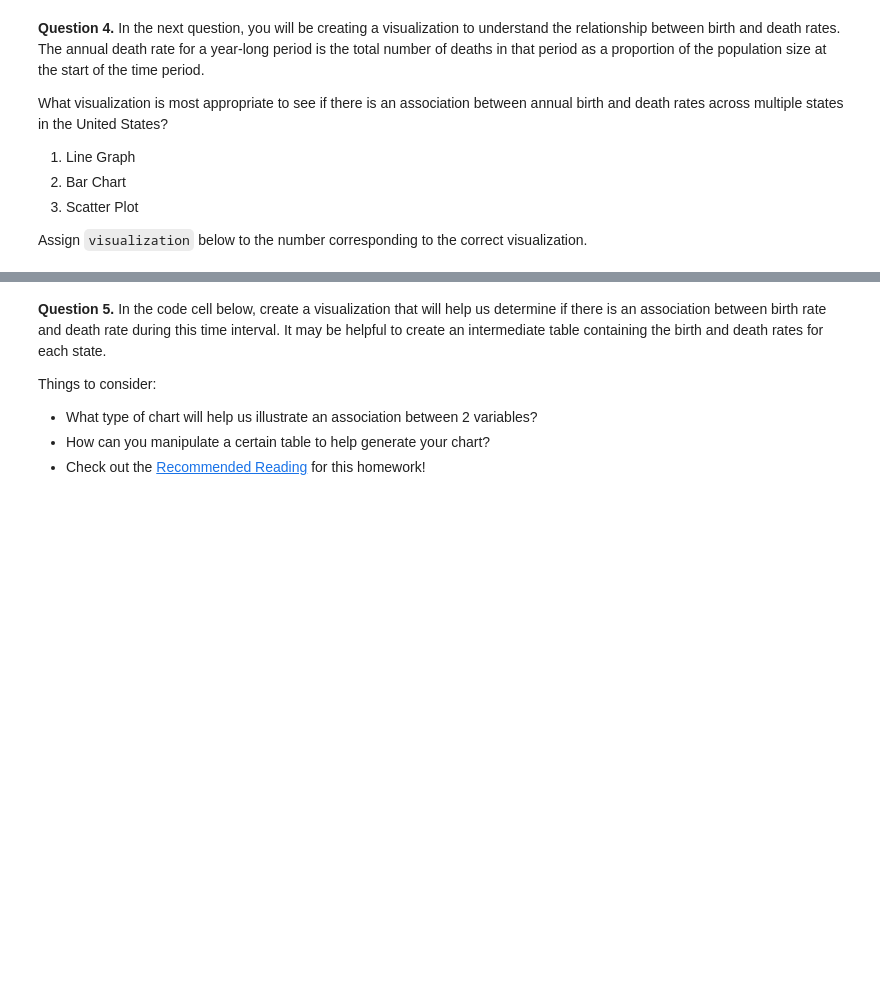
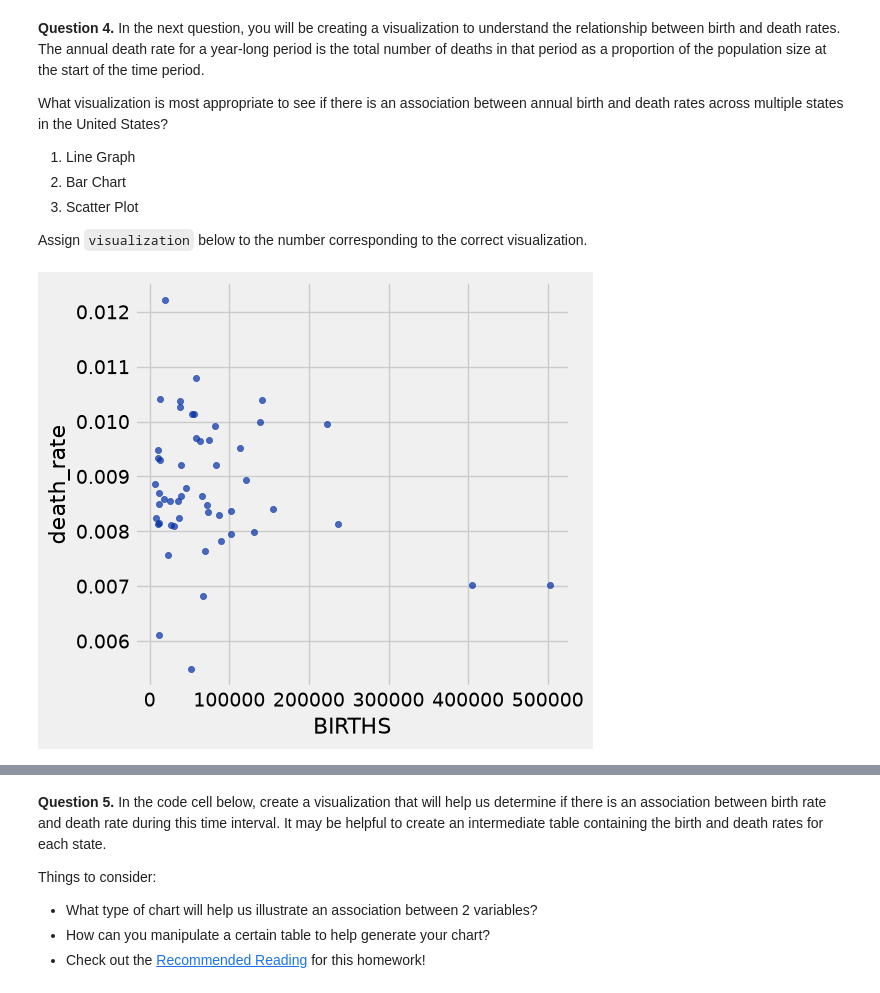
Before and after one commit to Ilawrenc08/Intro-to-Data-Analytics, a Jupyter notebook: OneDrive_2_9-11-2026/Homework 3 - Visualizations/hw03.ipynb, the cells around one changed output, grey strips where cells are left out. Cells and saved outputs as stored; diff of their text form; code cells hidden in the pictures; blank space fills up the shorter version.

```diff
--- a/OneDrive_2_9-11-2026/Homework 3 - Visualizations/hw03.ipynb
+++ b/OneDrive_2_9-11-2026/Homework 3 - Visualizations/hw03.ipynb
@@ -262,2 +270,7 @@ visualization = ...
+# %%
+deaths = pop.with_column("death_rate", pop.column('DEATHS') / pop.column('2015'))
+visualization = deaths.scatter('BIRTHS', 'death_rate')
+# %% [output]
+[figure, added]
 # %%
 grader.check("q2_4")
```
Also changed, not shown: parts of 34 cells of this notebook, 2 other files.
